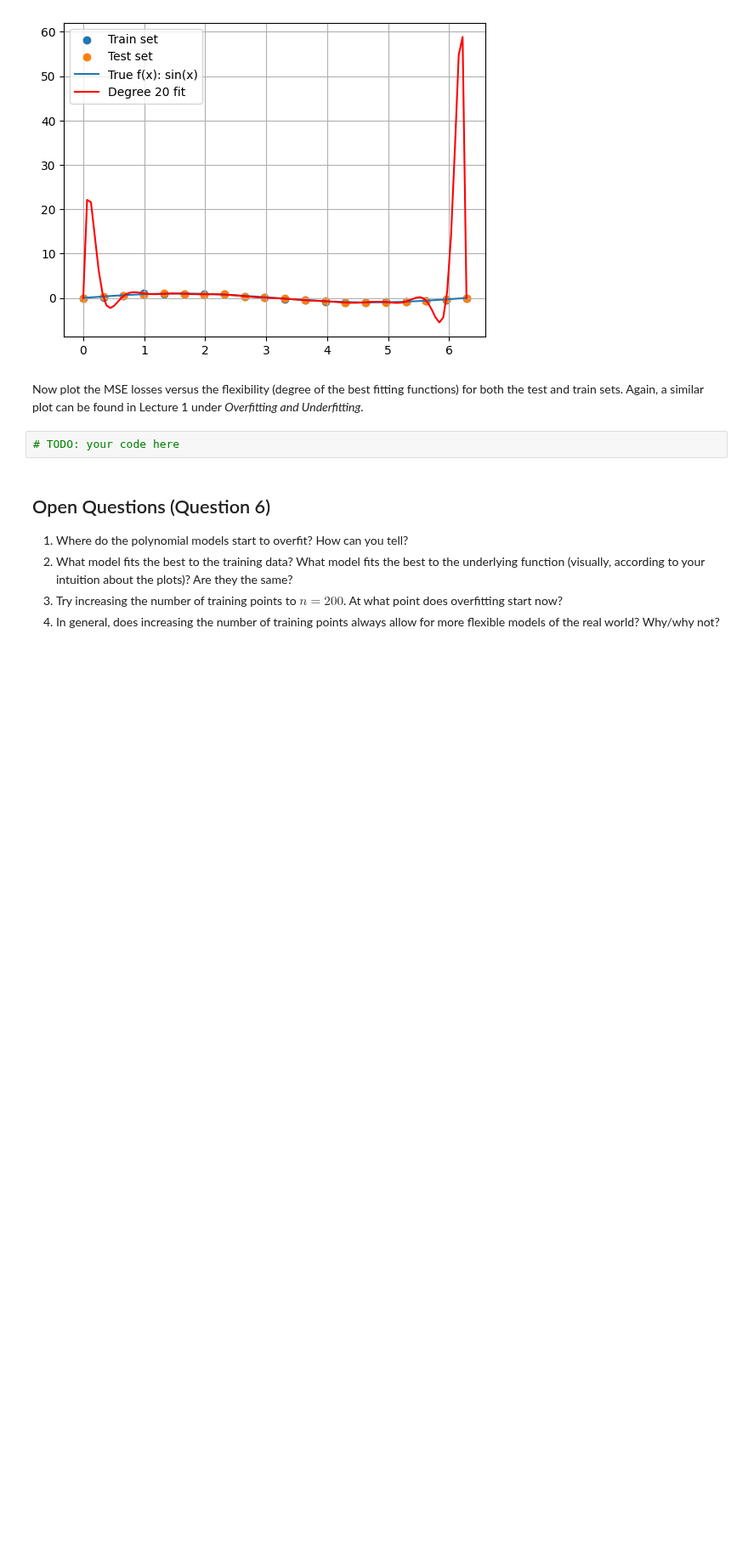
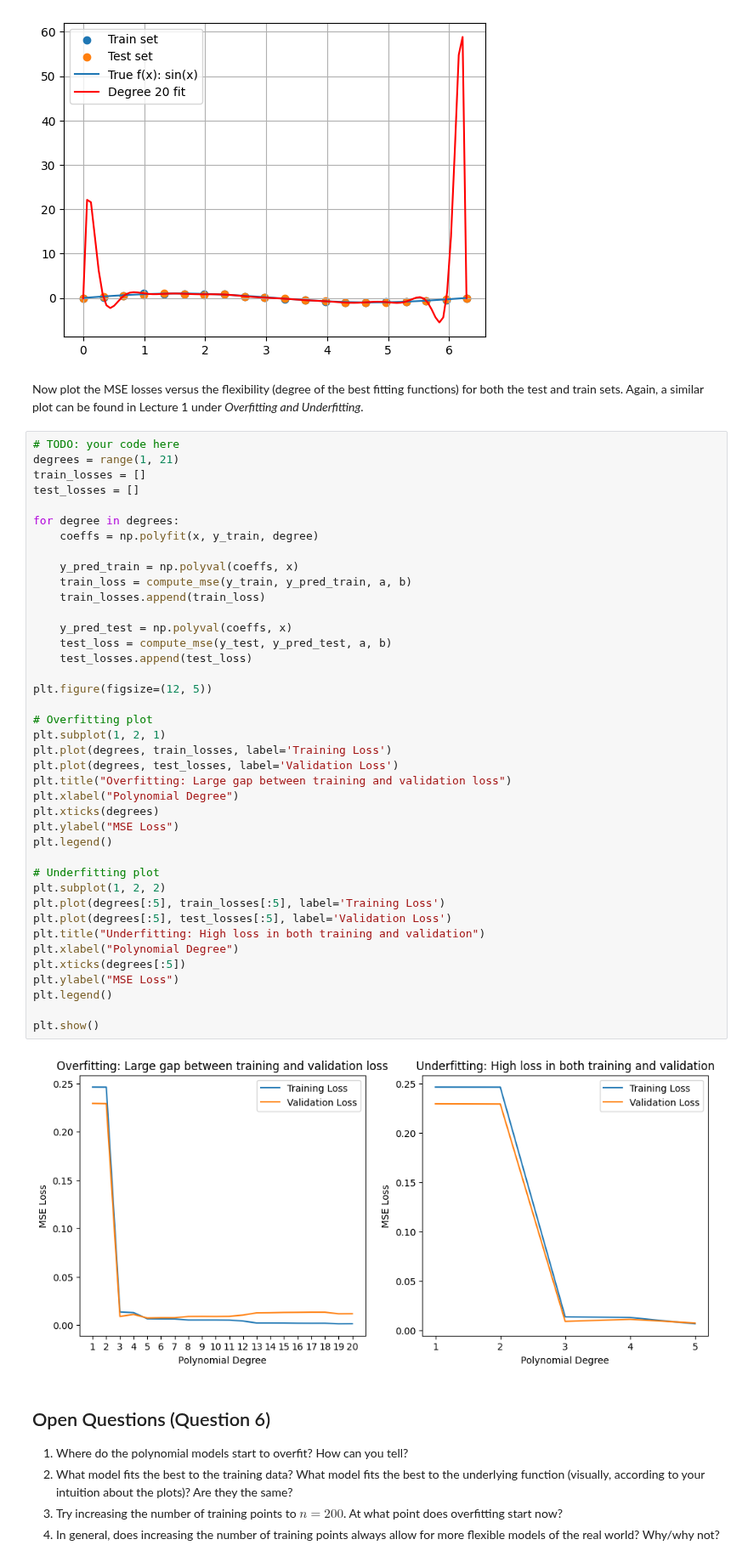
Before and after one commit to sergeGITH/TS, a Jupyter notebook: TMDL_2024_25_Assignment_1,_Qs_only.ipynb, the cells around one changed output. Shown at 85% size. Saved outputs shown, nothing was run; the diff lists cells and outputs as text; blank space fills up the shorter version.

```diff
--- a/TMDL_2024_25_Assignment_1,_Qs_only.ipynb
+++ b/TMDL_2024_25_Assignment_1,_Qs_only.ipynb
@@ -402,8 +395,48 @@ for degree in degrees:
 [figure]
 # %% [markdown]
 Now plot the MSE losses versus the flexibility (degree of the best fitting functions) for both the test and train sets. Again, a similar plot can be found in Lecture 1 under *Overfitting and Underfitting*.
-# %%
-# TODO: your code here
+# %%
+# TODO: your code here
+degrees = range(1, 21)
+train_losses = []
+test_losses = []
+
+for degree in degrees:
+    coeffs = np.polyfit(x, y_train, degree)
+
+    y_pred_train = np.polyval(coeffs, x)
+    train_loss = compute_mse(y_train, y_pred_train, a, b)
+    train_losses.append(train_loss)
+
+    y_pred_test = np.polyval(coeffs, x)
+    test_loss = compute_mse(y_test, y_pred_test, a, b)
+    test_losses.append(test_loss)
+
+plt.figure(figsize=(12, 5))
+
+# Overfitting plot
+plt.subplot(1, 2, 1)
+plt.plot(degrees, train_losses, label='Training Loss')
+plt.plot(degrees, test_losses, label='Validation Loss')
+plt.title("Overfitting: Large gap between training and validation loss")
+plt.xlabel("Polynomial Degree")
+plt.xticks(degrees)
+plt.ylabel("MSE Loss")
+plt.legend()
+
+# Underfitting plot
+plt.subplot(1, 2, 2)
+plt.plot(degrees[:5], train_losses[:5], label='Training Loss')
+plt.plot(degrees[:5], test_losses[:5], label='Validation Loss')
+plt.title("Underfitting: High loss in both training and validation")
+plt.xlabel("Polynomial Degree")
+plt.xticks(degrees[:5])
+plt.ylabel("MSE Loss")
+plt.legend()
+
+plt.show()
+# %% [output]
+[figure, added]
 # %% [markdown]
 ## Open Questions (Question 6)
 1. Where do the polynomial models start to overfit? How can you tell?
```
Also changed, not shown: parts of 7 cells of this notebook.
